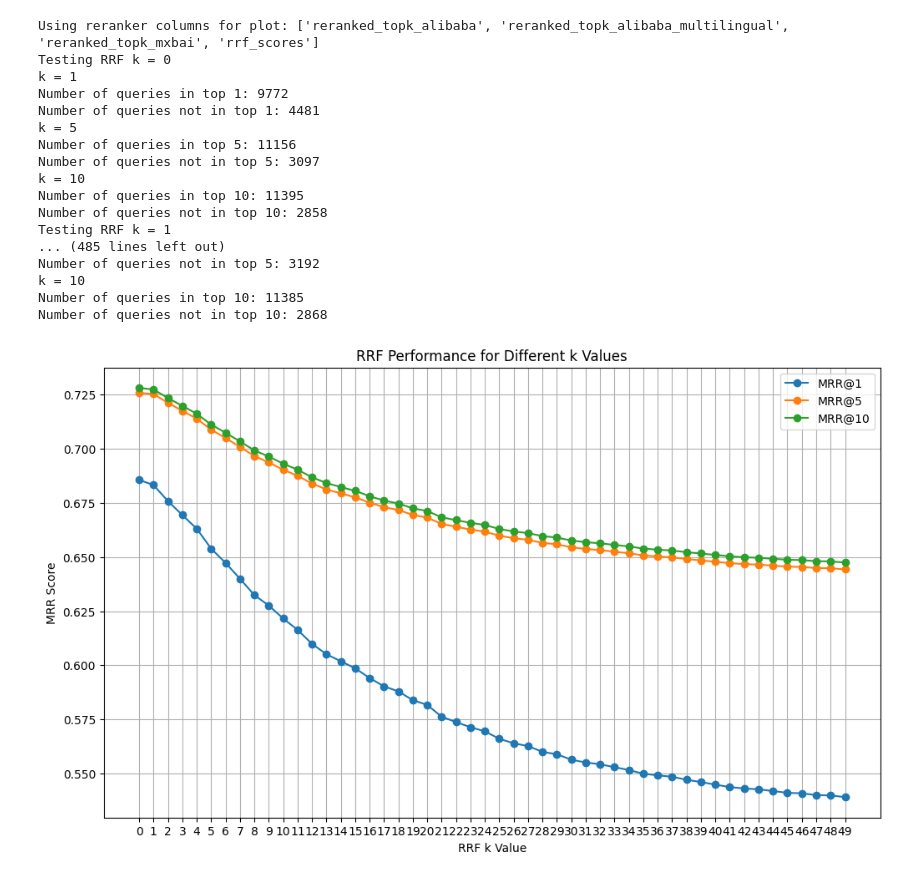
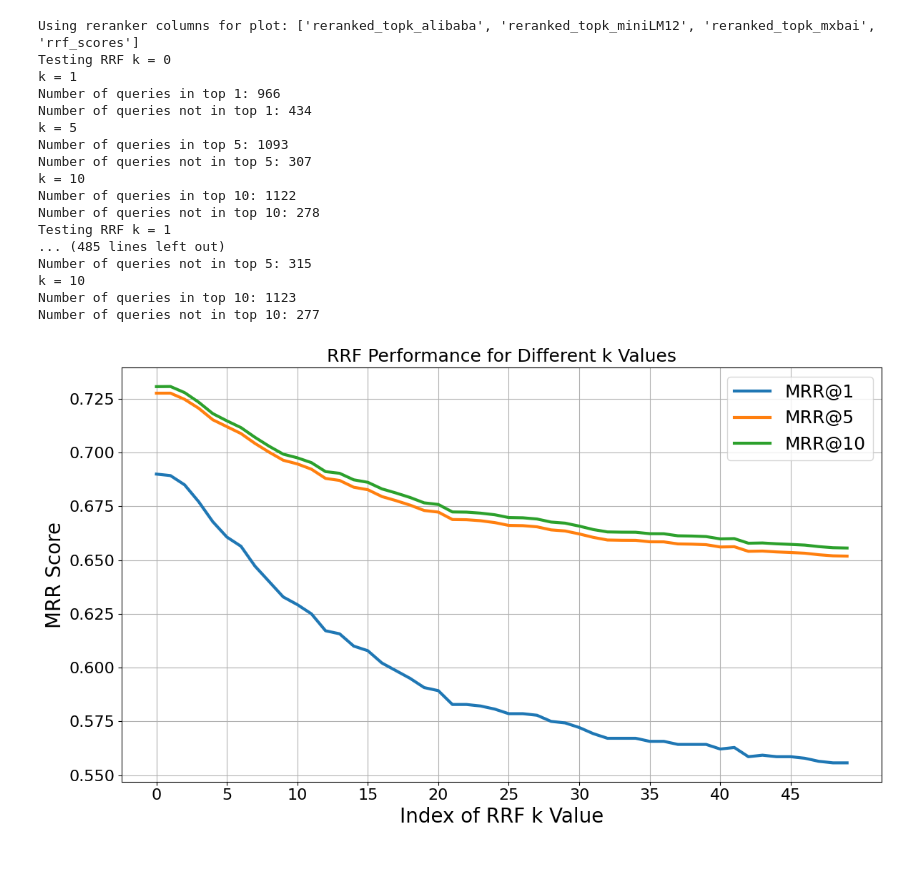
Before and after one commit to AIR25-CheckThat-Group1/CheckThat-ScientificClaimSourceRetrieval, a Jupyter notebook: reranking_ensemble.ipynb, the cells around one changed output. Drawn from its saved outputs; the diff is of its cells as text; code cells hidden in the pictures.

Commit message:
result plots

```diff
--- a/reranking_ensemble.ipynb
+++ b/reranking_ensemble.ipynb
@@ -6,12 +6,12 @@ from torch.utils.data import Dataset, DataLoader
 # %%
 data_path = Path('data')
 # %%
-reranked_results_alibaba = pd.read_parquet(data_path / 'reranked_results_alibaba_finetuned.parquet')
-reranked_results_tinybert = pd.read_parquet(data_path / 'reranked_results_tinyBERT_finetuned.parquet')
-reranked_results_alibaba_multilingual = pd.read_parquet(data_path / 'reranked_results_alibaba_multilingual_finetuned.parquet')
-reranked_results_electra = pd.read_parquet(data_path / 'reranked_results_electra_finetuned.parquet')
-reranked_results_miniLM6 = pd.read_parquet(data_path / 'reranked_results_miniLM6_finetuned.parquet')
-reranked_results_miniLM12 = pd.read_parquet(data_path / 'reranked_results_miniLM12_finetuned.parquet')
+reranked_results_alibaba = pd.read_parquet(data_path / 'reranked_results_alibaba_multilingual_finetuned_static-retrieval-mrl-en-v1_epochs2_crossentropyloss.parquet')
+# reranked_results_tinybert = pd.read_parquet(data_path / 'reranked_results_tinyBERT_finetuned_static-retrieval-mrl-en-v1_epochs2_crossentropyloss.parquet')
+# reranked_results_alibaba_multilingual = pd.read_parquet(data_path / 'reranked_results_alibaba_finetuned_static-retrieval-mrl-en-v1_epochs2_crossentropyloss.parquet')
+# reranked_results_electra = pd.read_parquet(data_path / 'reranked_results_electra_finetuned_static-retrieval-mrl-en-v1_epochs2_crossentropyloss.parquet')
+# reranked_results_miniLM6 = pd.read_parquet(data_path / 'reranked_results_miniLM6_finetuned.parquet')
+reranked_results_miniLM12 = pd.read_parquet(data_path / 'reranked_results_miniLM12_finetuned_static-retrieval-mrl-en-v1_epochs2_crossentropyloss.parquet')
 reranked_results_mxbai = pd.read_parquet(data_path / 'reranked_results_mxbai.parquet')
 # %%
 # calc rrf with rank and with score?
@@ -24,10 +24,10 @@ reranked_results_mxbai = pd.read_parquet(data_path / 'reranked_results_mxbai.par
 dfs = [
         reranked_results_alibaba[['post_id', 'cord_uid', 'reranked_topk']].rename(columns={'reranked_topk': 'reranked_topk_alibaba'}),
         # reranked_results_tinybert[['post_id', 'cord_uid', 'reranked_topk']].rename(columns={'reranked_topk': 'reranked_topk_tinybert'}),
-        reranked_results_alibaba_multilingual[['post_id', 'cord_uid', 'reranked_topk']].rename(columns={'reranked_topk': 'reranked_topk_alibaba_multilingual'}),
+        # reranked_results_alibaba_multilingual[['post_id', 'cord_uid', 'reranked_topk']].rename(columns={'reranked_topk': 'reranked_topk_alibaba_multilingual'}),
         # reranked_results_electra[['post_id', 'cord_uid', 'reranked_topk']].rename(columns={'reranked_topk': 'reranked_topk_electra'}),
         # reranked_results_miniLM6[['post_id', 'cord_uid', 'reranked_topk']].rename(columns={'reranked_topk': 'reranked_topk_miniLM6'}),
-        # reranked_results_miniLM12[['post_id', 'cord_uid', 'reranked_topk']].rename(columns={'reranked_topk': 'reranked_topk_miniLM12'}),
+        reranked_results_miniLM12[['post_id', 'cord_uid', 'reranked_topk']].rename(columns={'reranked_topk': 'reranked_topk_miniLM12'}),
         reranked_results_mxbai[['post_id', 'cord_uid', 'reranked_topk']].rename(columns={'reranked_topk': 'reranked_topk_mxbai'}),
         ]
 
@@ -153,48 +144,51 @@ def find_optimal_k_rrf_and_plot(df, reranker_cols, k_values_to_test, mrr_thresho
         # Note: get_performance_mrr modifies the dataframe by adding 'in_topx',
         # so we pass a copy of the relevant columns or ensure it's handled.
         eval_df_copy = temp_df[['cord_uid', 'final_ranking_temp']].copy()
         performance = get_performance_mrr(eval_df_copy, 'cord_uid', 'final_ranking_temp', list_k=mrr_thresholds)
 
         for mrr_k in mrr_thresholds:
             results_over_k[mrr_k].append(performance.get(mrr_k, 0))
 
     # Plotting the results
     plt.figure(figsize=(12, 7))
     for mrr_k in mrr_thresholds:
-        plt.plot(k_values_to_test, results_over_k[mrr_k], marker='o', linestyle='-', label=f'MRR@{mrr_k}')
+        plt.plot(k_values_to_test, results_over_k[mrr_k], linestyle='-', linewidth=3, label=f'MRR@{mrr_k}')
 
-    plt.title('RRF Performance for Different k Values')
-    plt.xlabel('RRF k Value')
-    plt.ylabel('MRR Score')
-    plt.xticks(k_values_to_test)
-    plt.legend()
-    plt.grid(True)
+    plt.title('RRF Performance for Different k Values', fontsize=18)
+    plt.xlabel('RRF k Value', fontsize=20)
+    plt.ylabel('MRR Score', fontsize=20)
+    plt.xticks(k_values_to_test[::5], fontsize=16)
+    plt.yticks(fontsize=16)
+    plt.legend(fontsize=18)
+    plt.grid(True, zorder=0)
+    plt.tight_layout()
+    plt.savefig("rrf_performance_vs_k.svg", format="svg")
     plt.show()
 
     return results_over_k
 
 # Define reranker columns (if not already defined)
 reranker_columns_for_plot = merged_df.columns[2:-2] # Exclude post_id, cord_uid, rrf_scores, final_ranking if they exist
 k_test_range = range(0, 50, 1)  # Test k from 10 to 100 with a step of 10
 
 print(f"Using reranker columns for plot: {list(reranker_columns_for_plot)}")
 optimization_results = find_optimal_k_rrf_and_plot(merged_df, reranker_columns_for_plot, k_test_range)
 # %% [output]
-Using reranker columns for plot: ['reranked_topk_alibaba', 'reranked_topk_alibaba_multilingual', 'reranked_topk_mxbai', 'rrf_scores']
+Using reranker columns for plot: ['reranked_topk_alibaba', 'reranked_topk_miniLM12', 'reranked_topk_mxbai', 'rrf_scores']
 Testing RRF k = 0
 k = 1
-Number of queries in top 1: 9772
-Number of queries not in top 1: 4481
+Number of queries in top 1: 966
+Number of queries not in top 1: 434
 k = 5
-Number of queries in top 5: 11156
-Number of queries not in top 5: 3097
+Number of queries in top 5: 1093
+Number of queries not in top 5: 307
 k = 10
-Number of queries in top 10: 11395
-Number of queries not in top 10: 2858
+Number of queries in top 10: 1122
+Number of queries not in top 10: 278
 Testing RRF k = 1
 ... (485 lines left out)
-Number of queries not in top 5: 3192
+Number of queries not in top 5: 315
 k = 10
-Number of queries in top 10: 11385
-Number of queries not in top 10: 2868
+Number of queries in top 10: 1123
+Number of queries not in top 10: 277
-[figure, old version]
+[figure, new version]
```
Also changed, not shown: parts of 5 cells of this notebook, 2 other files.
